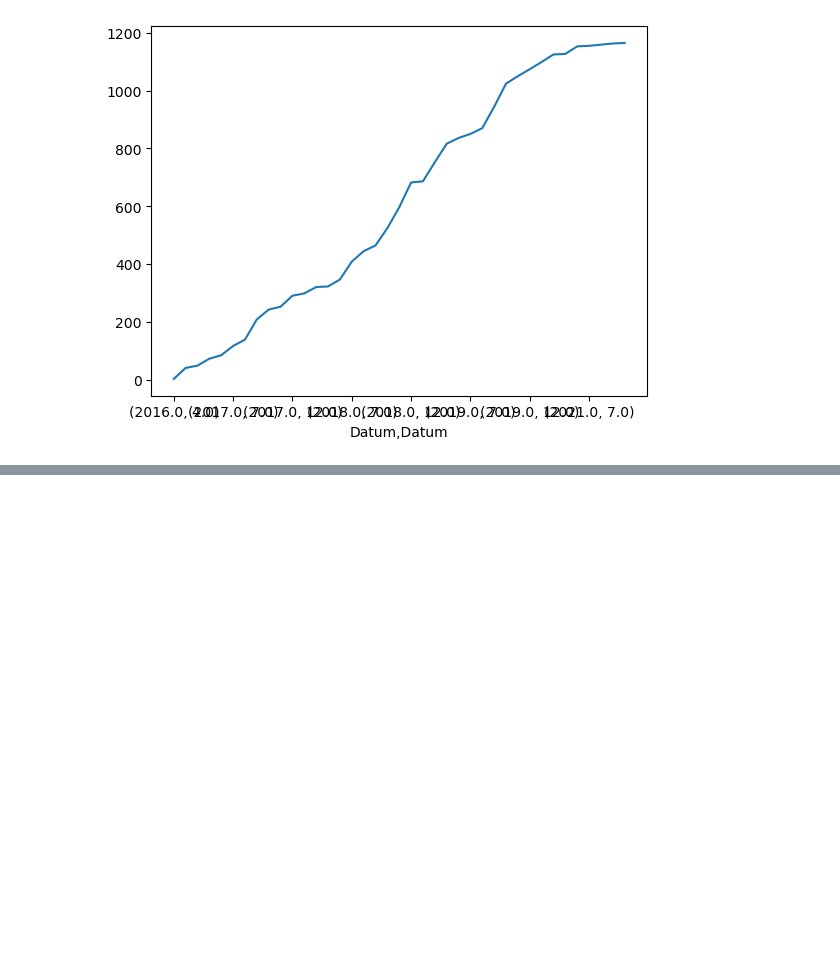
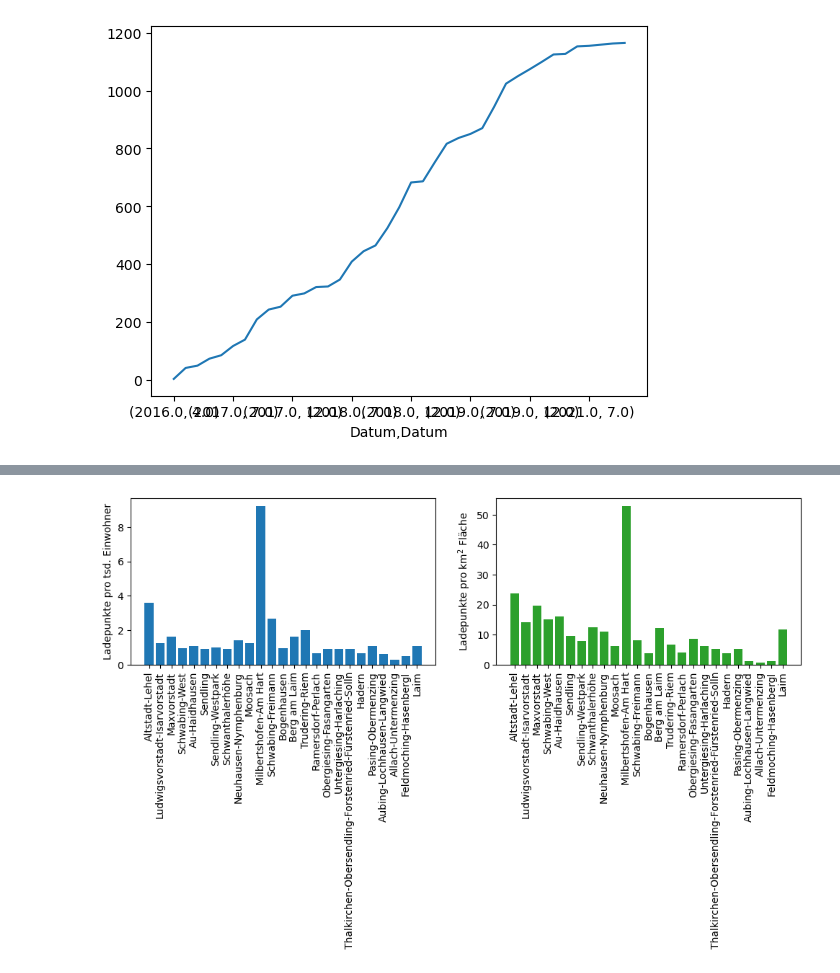
Before and after one commit to Kuroneko369/Muc_electro_vehicles, a Jupyter notebook: notebooks/ladestationen_georg.ipynb, the cells around one changed output, grey strips where cells are left out. Saved outputs shown, nothing was run; the diff lists cells and outputs as text; code cells hidden in the pictures; blank space fills up the shorter version.

```diff
--- a/notebooks/ladestationen_georg.ipynb
+++ b/notebooks/ladestationen_georg.ipynb
@@ -182,0 +302,4 @@ df_bez.head(26)
+# %%
+df_BNA_bez_red.dropna(subset=["Bezirk"], inplace=True)
+# %%
+df_BNA_bez_red["Bezirk"] = df_BNA_bez_red["Bezirk"].astype(int)
@@ -182,0 +311,8 @@ df_bez.head(26)
+# %%
+df_BNA_bez_red_sum = df_BNA_bez_red.groupby("Bezirk")["Ladepunkte"].sum().reset_index()
+# %%
+df_BNA_merge = pd.merge(df_BNA_bez_red_sum, df_bez, how="outer")
+df_BNA_merge["Punkte_tsd_Einw"] = df_BNA_merge["Ladepunkte"] / df_BNA_merge["Einwohner"]
+df_BNA_merge["Punkte_Fläche"] = df_BNA_merge["Ladepunkte"] / df_BNA_merge["Fläche"]
+df_BNA_merge["Punkte_Dichte"] = df_BNA_merge["Ladepunkte"] / df_BNA_merge["Dichte"]
+df_BNA_merge.head()
@@ -182,0 +338,12 @@ df_bez.head(26)
+# %%
+fig, ax = plt.subplots(1,2,figsize=(12,3))
+ax[0].bar(df_BNA_merge["Bezirksname"], df_BNA_merge["Punkte_tsd_Einw"])
+ax[1].bar(df_BNA_merge["Bezirksname"], df_BNA_merge["Punkte_Fläche"], color="C2")
+ax[0].tick_params(axis='x', labelrotation=90)
+ax[0].set_ylabel("Ladepunkte pro tsd. Einwohner")
+ax[1].tick_params(axis='x', labelrotation=90)
+ax[1].set_ylabel("Ladepunkte pro km$^2$ Fläche")
+plt. tight_layout()
+plt.show()
+# %% [output]
+[figure, added]
```
Also changed, not shown: parts of 16 cells of this notebook, 2 other files.
